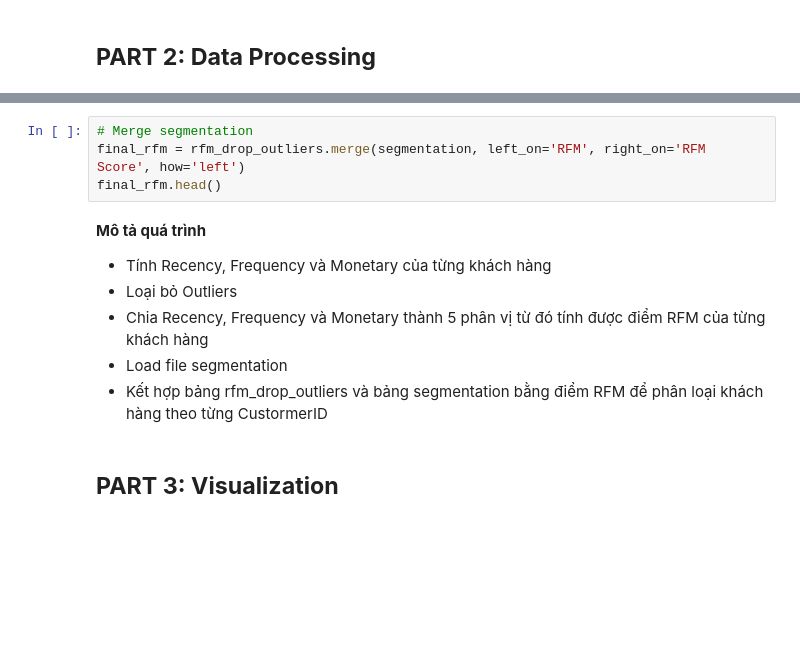
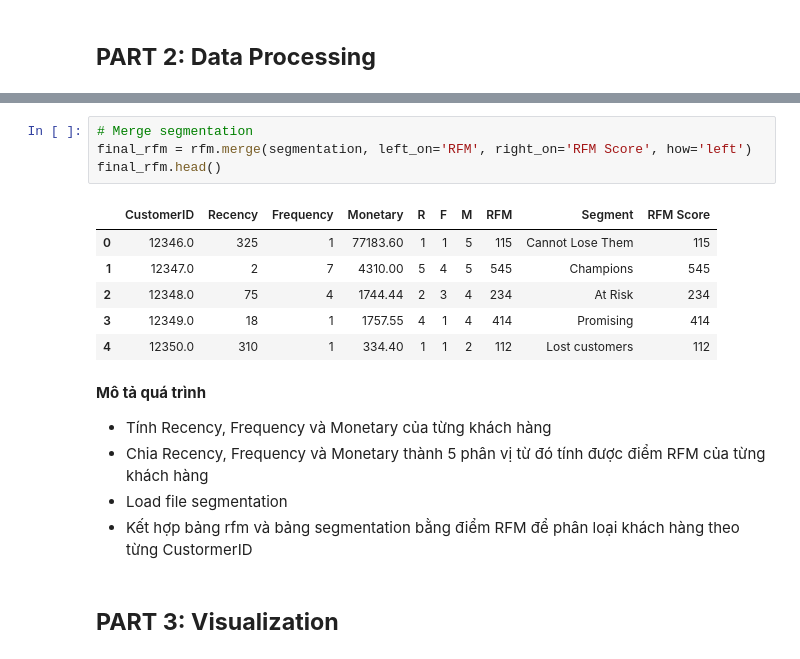
Before and after one commit to TristanNguyen2311/Retail-Customer-Segmentation-with-RFM-Analysis-Python, a Jupyter notebook: RFM_Analysis.ipynb, the cells around one changed output, grey strips where cells are left out. Saved outputs shown, nothing was run; the diff lists cells and outputs as text; blank space fills up the shorter version.

```diff
--- a/RFM_Analysis.ipynb
+++ b/RFM_Analysis.ipynb
@@ -299,15 +517,21 @@ segmentation.head()
 # %%
 # Merge segmentation
-final_rfm = rfm_drop_outliers.merge(segmentation, left_on='RFM', right_on='RFM Score', how='left')
+final_rfm = rfm.merge(segmentation, left_on='RFM', right_on='RFM Score', how='left')
 final_rfm.head()
+# %% [output]
+|  | CustomerID | Recency | Frequency | Monetary | R | F | M | RFM | Segment | RFM Score |
+| 0 | 12346.0 | 325 | 1 | 77183.60 | 1 | 1 | 5 | 115 | Cannot Lose Them | 115 |
+| 1 | 12347.0 | 2 | 7 | 4310.00 | 5 | 4 | 5 | 545 | Champions | 545 |
+| 2 | 12348.0 | 75 | 4 | 1744.44 | 2 | 3 | 4 | 234 | At Risk | 234 |
+| 3 | 12349.0 | 18 | 1 | 1757.55 | 4 | 1 | 4 | 414 | Promising | 414 |
+| 4 | 12350.0 | 310 | 1 | 334.40 | 1 | 1 | 2 | 112 | Lost customers | 112 |
 # %% [markdown]
 **Mô tả quá trình**
 
 - Tính Recency, Frequency và Monetary của từng khách hàng
-- Loại bỏ Outliers
 - Chia Recency, Frequency và Monetary thành 5 phân vị từ đó tính được điểm RFM của từng khách hàng
 - Load file segmentation
-- Kết hợp bảng rfm_drop_outliers và bảng segmentation bằng điểm RFM để phân loại khách hàng theo từng CustormerID
+- Kết hợp bảng rfm và bảng segmentation bằng điểm RFM để phân loại khách hàng theo từng CustormerID
 # %% [markdown]
 ## **PART 3: Visualization**
 # %% [markdown]
```
Also changed, not shown: parts of 49 cells of this notebook.
